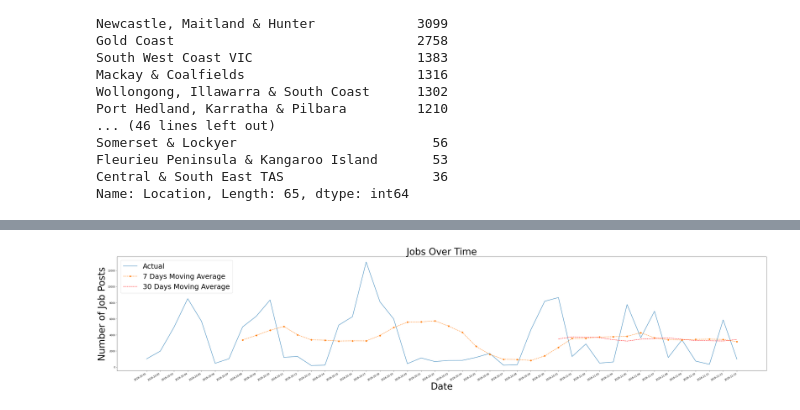
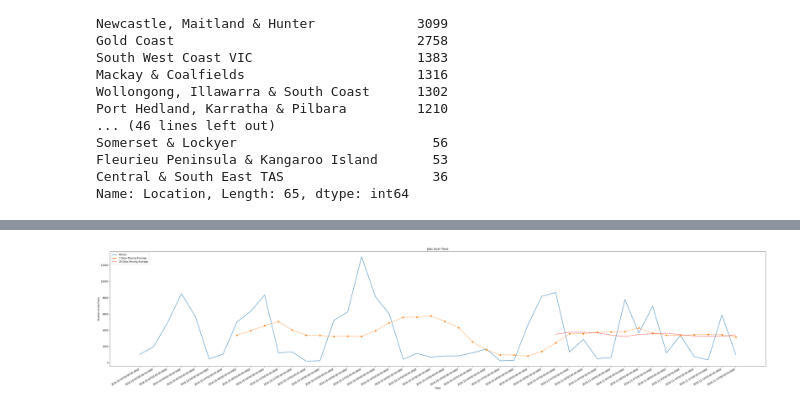
Before and after one commit to Chrissmith1991/bigdata2, a Jupyter notebook: source/workbook.ipynb, the cells around one changed output, grey strips where cells are left out. Drawn from its saved outputs; the diff is of its cells as text; code cells hidden in the pictures.

```diff
--- a/source/workbook.ipynb
+++ b/source/workbook.ipynb
@@ -206,35 +292,35 @@ def moving_average(actual_values, k, to_period):
             job_predict = None
         else:
             history = actual_values[m-k:m]
             job_predict = sum(history) / len(history)
 
         moving_average.append(job_predict)
 
     return moving_average
 
 dates = df['Date'].unique()
 dates.sort()
 
 totalPostings = []
 
 for day in dates:
     totalPostings.append(len(df[(df['Date'] == day)]))
 
 
 plt.figure(figsize=(50, 10))
 
 moving_average_7_days = moving_average(totalPostings,7,len(dates))
 moving_average_30_days = moving_average(totalPostings,30,len(dates))
 
 
 plt.plot(dates, totalPostings,label="Actual")
 plt.plot(dates, moving_average_7_days,"o--",label="7 Days Moving Average")
 plt.plot(dates, moving_average_30_days,"r--",label="30 Days Moving Average")
 
-plt.title('Jobs Over Time', fontsize=40)
-plt.xlabel('Date', fontsize=40)
-plt.ylabel('Number of Job Posts', fontsize=40)
-plt.legend(loc='upper left', fontsize=30)
+plt.title('Jobs Over Time')
+plt.xlabel('Date')
+plt.ylabel('Number of Job Posts')
+plt.legend(loc='upper left')
 plt.gcf().autofmt_xdate()
 # %% [output]
-[figure, old version]
+[figure, new version]
```
Also changed, not shown: parts of 12 cells of this notebook.
